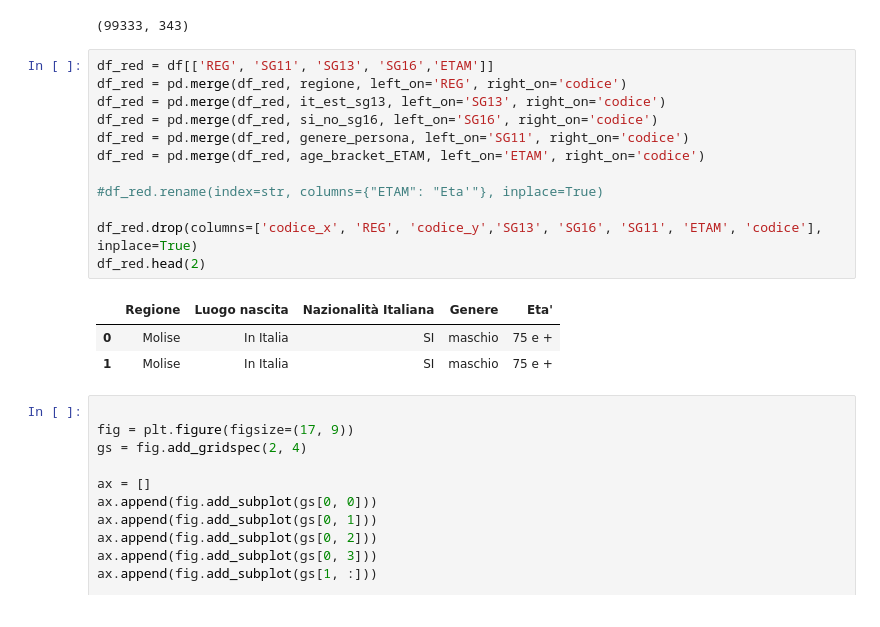
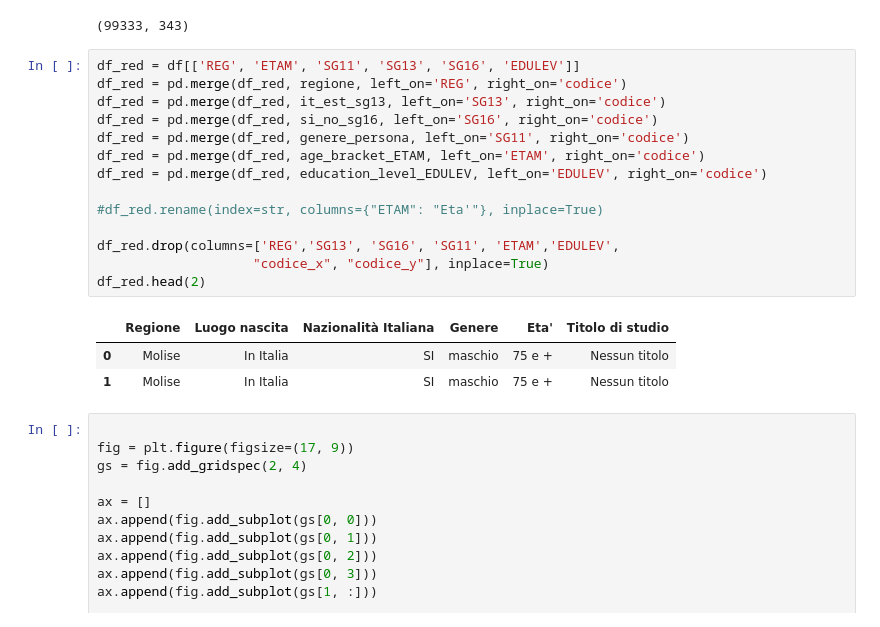
Before and after one commit to p-giovanni/ForzaLavoro, a Jupyter notebook: notebook/ForzaLavoro.ipynb, the cells around one changed output. Saved outputs shown, nothing was run; the diff lists cells and outputs as text.

```diff
--- a/notebook/ForzaLavoro.ipynb
+++ b/notebook/ForzaLavoro.ipynb
@@ -97,21 +131,23 @@ file_prefix = "{y}-{q}-".format(y=year,q=quarter)
 # %% [output]
 (99333, 343)
 # %%
-df_red = df[['REG', 'SG11', 'SG13', 'SG16','ETAM']]
+df_red = df[['REG', 'ETAM', 'SG11', 'SG13', 'SG16', 'EDULEV']]
 df_red = pd.merge(df_red, regione, left_on='REG', right_on='codice')
 df_red = pd.merge(df_red, it_est_sg13, left_on='SG13', right_on='codice')
 df_red = pd.merge(df_red, si_no_sg16, left_on='SG16', right_on='codice')
 df_red = pd.merge(df_red, genere_persona, left_on='SG11', right_on='codice')
 df_red = pd.merge(df_red, age_bracket_ETAM, left_on='ETAM', right_on='codice')
+df_red = pd.merge(df_red, education_level_EDULEV, left_on='EDULEV', right_on='codice')
 
 #df_red.rename(index=str, columns={"ETAM": "Eta'"}, inplace=True)
 
-df_red.drop(columns=['codice_x', 'REG', 'codice_y','SG13', 'SG16', 'SG11', 'ETAM', 'codice'], inplace=True)
+df_red.drop(columns=['REG','SG13', 'SG16', 'SG11', 'ETAM','EDULEV',
+                    "codice_x", "codice_y"], inplace=True)
 df_red.head(2)
 # %% [output]
-|  | Regione | Luogo nascita | Nazionalità Italiana | Genere | Eta' |
-| 0 | Molise | In Italia | SI | maschio | 75 e + |
-| 1 | Molise | In Italia | SI | maschio | 75 e + |
+|  | Regione | Luogo nascita | Nazionalità Italiana | Genere | Eta' | Titolo di studio |
+| 0 | Molise | In Italia | SI | maschio | 75 e + | Nessun titolo |
+| 1 | Molise | In Italia | SI | maschio | 75 e + | Nessun titolo |
 # %%
 
 fig = plt.figure(figsize=(17, 9))
```
Also changed, not shown: parts of 1 cell of this notebook.
